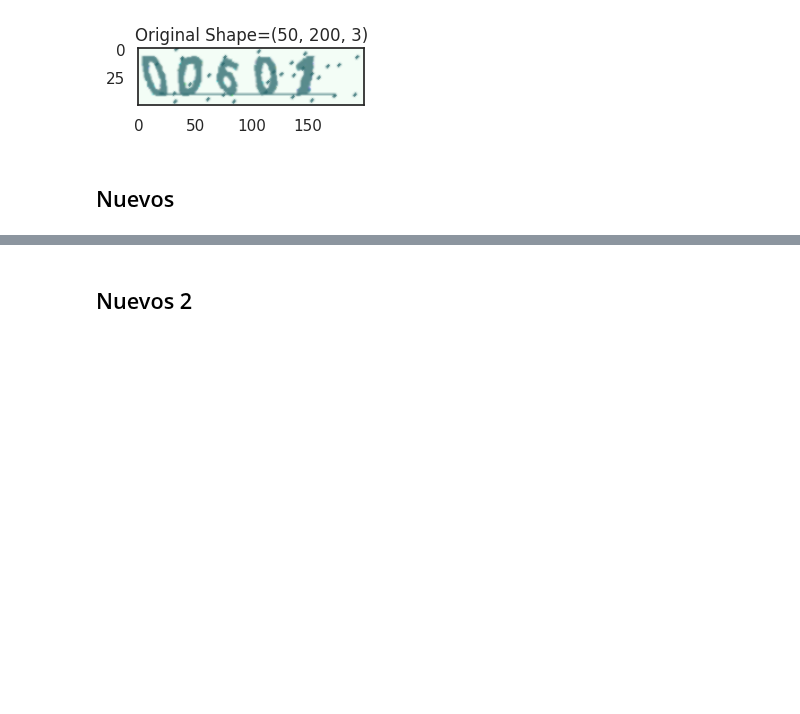
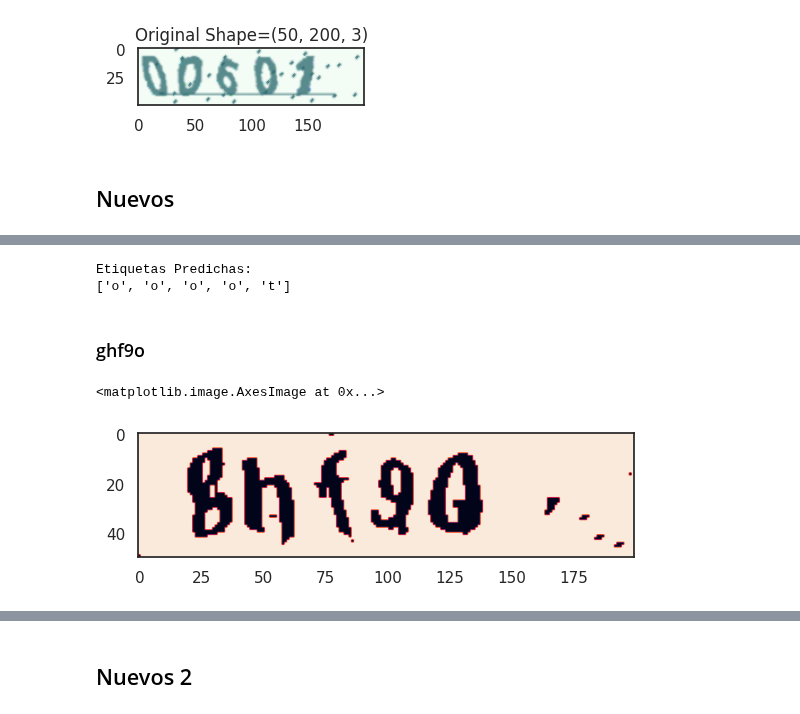
Before and after one commit to cabamarcos/Captcha_recognition, a Jupyter notebook: solofaltantes.ipynb, the cells around one changed output, grey strips where cells are left out. Drawn from its saved outputs; the diff is of its cells as text; code cells hidden in the pictures; blank space fills up the shorter version.

```diff
--- a/solofaltantes.ipynb
+++ b/solofaltantes.ipynb
@@ -609,0 +702,25 @@ plt.show()
+# %%
+# Convertir las predicciones one-hot a etiquetas
+etiquetas_predichas = [etiquetas_reales[np.argmax(pred)] for pred in predicciones]
+
+# Imprimir las etiquetas predichas para cada imagen
+print("Etiquetas Predichas:")
+print(etiquetas_predichas)
+# %% [output]
+Etiquetas Predichas:
+['o', 'o', 'o', 'o', 't']
+# %% [markdown]
+### ghf9o
+# %%
+im = cv2.imread(str('Nuevos/ghf9o.png'), 0)
+
+# Aplicar un umbral adaptativo a la imagen utilizando el método GAUSSIAN_C
+threshold = cv2.adaptiveThreshold(im, 255, cv2.ADAPTIVE_THRESH_GAUSSIAN_C, cv2.THRESH_BINARY, 199, 5)
+
+# Dilatar la imagen umbralizada utilizando un kernel definido en algún lugar anterior del código
+erosion = cv2.dilate(threshold, kernel, iterations=2)
+
+plt.imshow(erosion)
+# %% [output]
+<matplotlib.image.AxesImage at 0x...>
+[figure, added]
```
Also changed, not shown: parts of 27 cells of this notebook.
